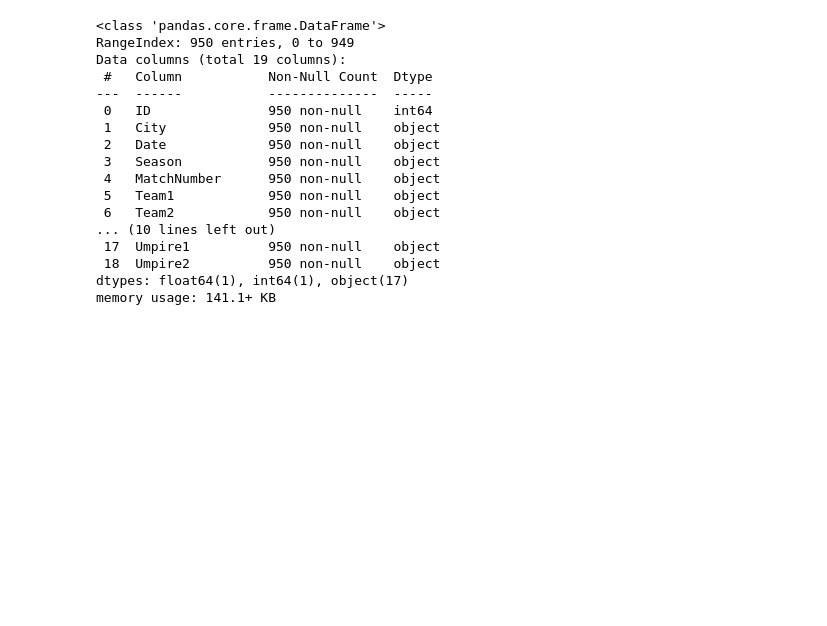
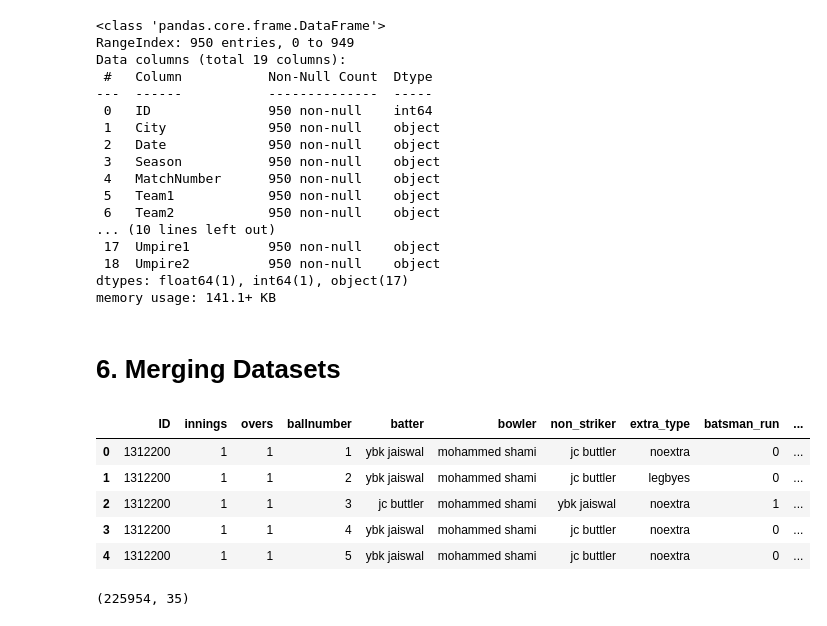
Before and after one commit to patrickevans29/ipl_prediction_model, a Jupyter notebook: notebooks/pknaggs_notebook.ipynb, the cells around one changed output. Drawn from its saved outputs; the diff is of its cells as text; code cells hidden in the pictures; blank space fills up the shorter version.

Commit message:
Complete notebook - includes merged clean dataset

```diff
--- a/notebooks/pknaggs_notebook.ipynb
+++ b/notebooks/pknaggs_notebook.ipynb
@@ -370,0 +371,17 @@ df.to_csv('~/code/patrickevans29/raw_data/IPL_Matches_2008_2022_cleaned.csv')
+# %% [markdown]
+# 6. Merging Datasets
+# %%
+# Import second cleaned dataset
+
+df_ball_2022 = pd.read_csv("~/code/patrickevans29/raw_data/IPL_Ball_by_Ball_2008_2022_cleaned.csv")
+# %%
+# Check dataset
+
+df_ball_2022.head()
+# %% [output]
+|  | ID | innings | overs | ballnumber | batter | bowler | non_striker | extra_type | batsman_run | ... |
+| 0 | 1312200 | 1 | 1 | 1 | ybk jaiswal | mohammed shami | jc buttler | noextra | 0 | ... |
+| 1 | 1312200 | 1 | 1 | 2 | ybk jaiswal | mohammed shami | jc buttler | legbyes | 0 | ... |
+| 2 | 1312200 | 1 | 1 | 3 | jc buttler | mohammed shami | ybk jaiswal | noextra | 1 | ... |
+| 3 | 1312200 | 1 | 1 | 4 | ybk jaiswal | mohammed shami | jc buttler | noextra | 0 | ... |
+| 4 | 1312200 | 1 | 1 | 5 | ybk jaiswal | mohammed shami | jc buttler | noextra | 0 | ... |
@@ -370,0 +392,6 @@ df.to_csv('~/code/patrickevans29/raw_data/IPL_Matches_2008_2022_cleaned.csv')
+# %%
+# Check shape
+
+ipl_dataset_merged.shape
+# %% [output]
+(225954, 35)
```
Also changed, not shown: parts of 3 cells of this notebook.
